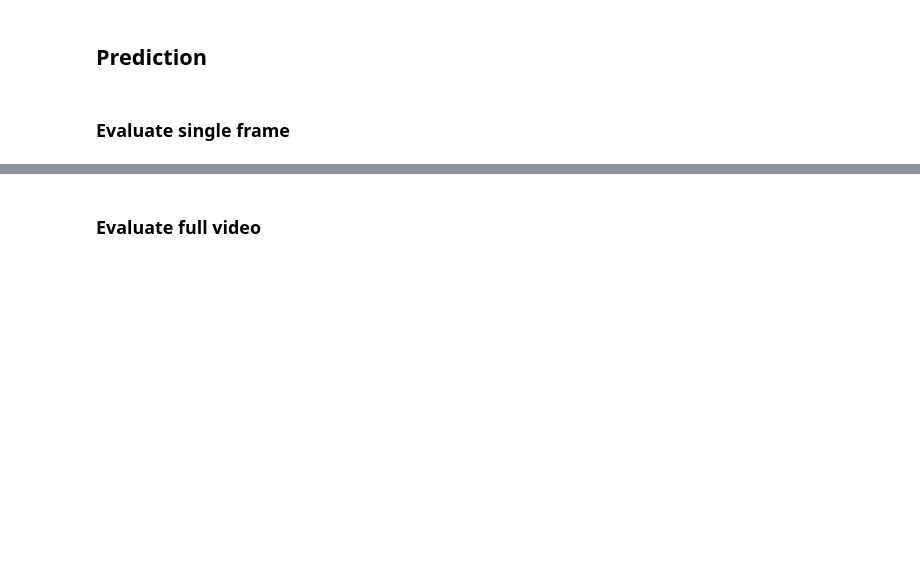
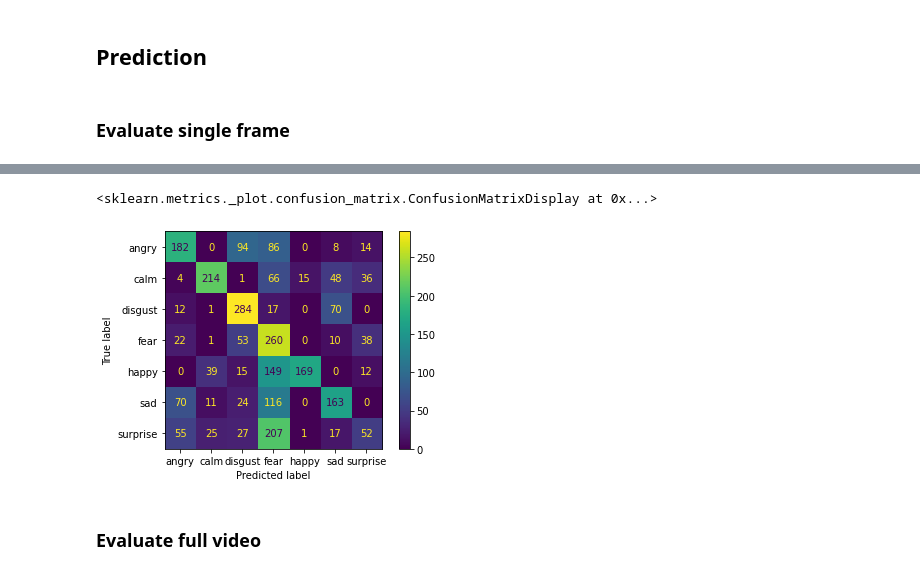
Before and after one commit to gianscuri/Emotion-Recognition_SER-FER_RAVDESS, a Jupyter notebook: video_stream_test.ipynb, the cells around one changed output, grey strips where cells are left out. Cells and saved outputs as stored; diff of their text form; code cells hidden in the pictures; blank space fills up the shorter version.

```diff
--- a/video_stream_test.ipynb
+++ b/video_stream_test.ipynb
@@ -170,0 +166,4 @@ accuratezza single frame: 0.49
+# %%
+predic = reconstructed_model.predict(test_ds, steps=step_per_epoch_test).argmax(axis=1)
+ground = [elem[0][1]  for elem in filenames_test]
+ground = np.repeat(ground, frames_per_vid)
@@ -171,3 +172,12 @@ accuratezza single frame: 0.49
+# %%
+from sklearn.metrics import confusion_matrix, ConfusionMatrixDisplay
+
+cm = confusion_matrix(ground, predic)
+disp = ConfusionMatrixDisplay(cm, display_labels=list(emotions.values()))
+disp.plot()
+# %% [output]
+<sklearn.metrics._plot.confusion_matrix.ConfusionMatrixDisplay at 0x...>
+[figure, added]
 # %% [markdown]
 ### Evaluate full video
 # %%
```
Also changed, not shown: parts of 9 cells of this notebook, 1 other file.
